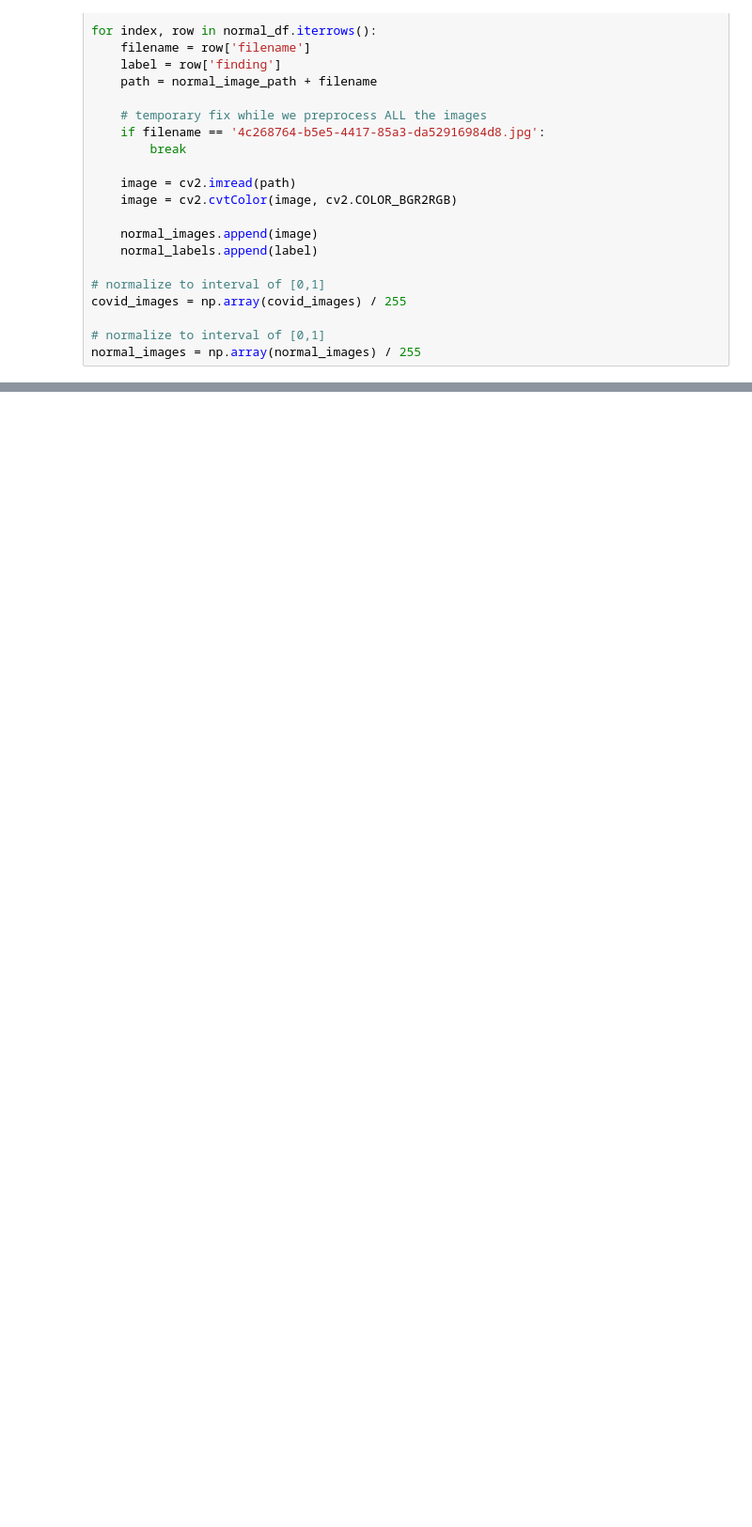
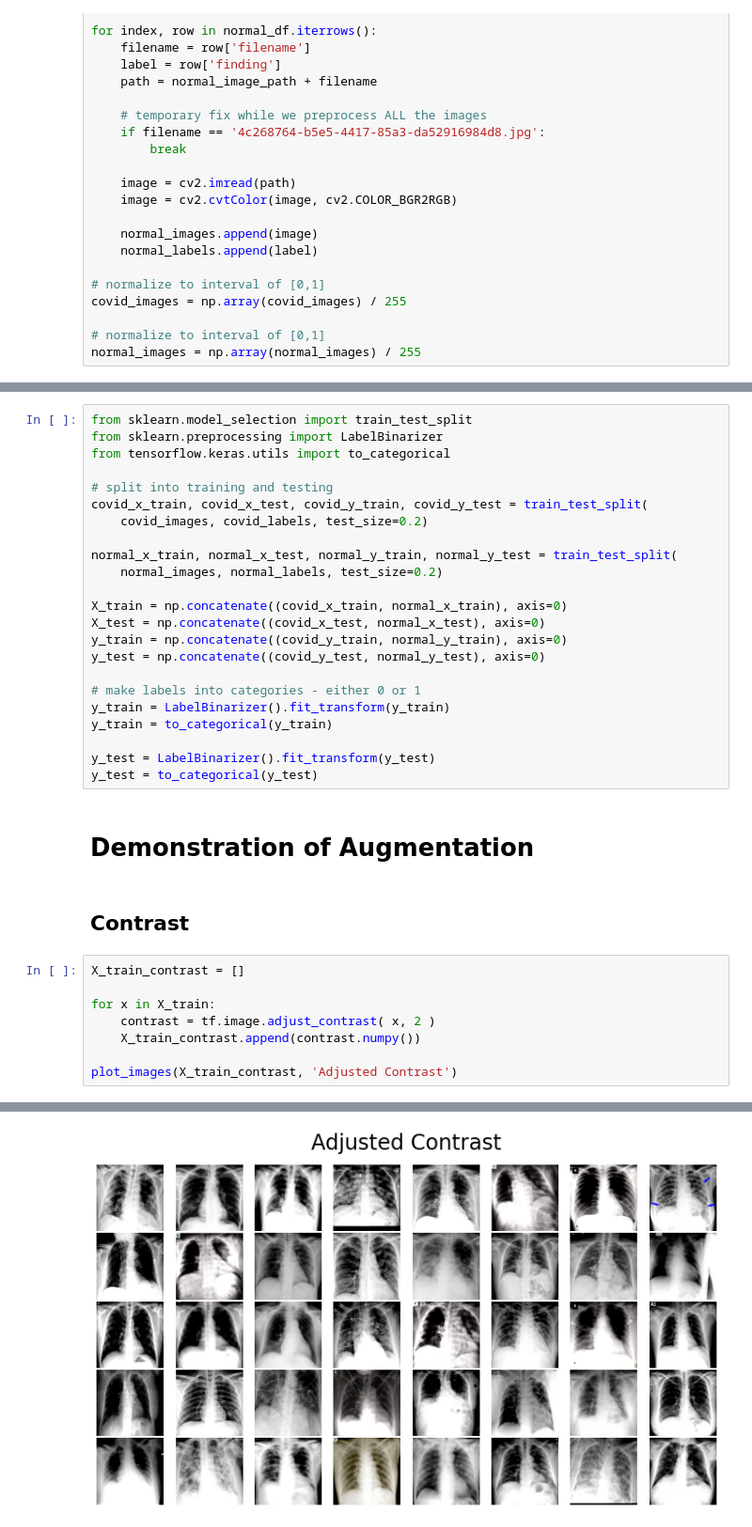
Before and after one commit to casper-hansen/COVID-19-Detection, a Jupyter notebook: Deep_Learning_for_COVID_19.ipynb, the cells around one changed output, grey strips where cells are left out. Shown at 94% size. Cells and saved outputs as stored; diff of their text form; blank space fills up the shorter version.

Commit message:
Finished augmentation example

```diff
--- a/Deep_Learning_for_COVID_19.ipynb
+++ b/Deep_Learning_for_COVID_19.ipynb
@@ -114,0 +117,36 @@ import tensorflow as tf
+# %%
+from sklearn.model_selection import train_test_split
+from sklearn.preprocessing import LabelBinarizer
+from tensorflow.keras.utils import to_categorical
+
+# split into training and testing
+covid_x_train, covid_x_test, covid_y_train, covid_y_test = train_test_split(
+    covid_images, covid_labels, test_size=0.2)
+
+normal_x_train, normal_x_test, normal_y_train, normal_y_test = train_test_split(
+    normal_images, normal_labels, test_size=0.2)
+
+X_train = np.concatenate((covid_x_train, normal_x_train), axis=0)
+X_test = np.concatenate((covid_x_test, normal_x_test), axis=0)
+y_train = np.concatenate((covid_y_train, normal_y_train), axis=0)
+y_test = np.concatenate((covid_y_test, normal_y_test), axis=0)
+
+# make labels into categories - either 0 or 1
+y_train = LabelBinarizer().fit_transform(y_train)
+y_train = to_categorical(y_train)
+
+y_test = LabelBinarizer().fit_transform(y_test)
+y_test = to_categorical(y_test)
+# %% [markdown]
+# Demonstration of Augmentation
+# %% [markdown]
+## Contrast
+# %%
+X_train_contrast = []
+
+for x in X_train:
+    contrast = tf.image.adjust_contrast( x, 2 )
+    X_train_contrast.append(contrast.numpy())
+
+plot_images(X_train_contrast, 'Adjusted Contrast')
+# %% [output]
@@ -114,0 +170 @@ import tensorflow as tf
+[figure, added]
```
Also changed, not shown: parts of 21 cells of this notebook.
